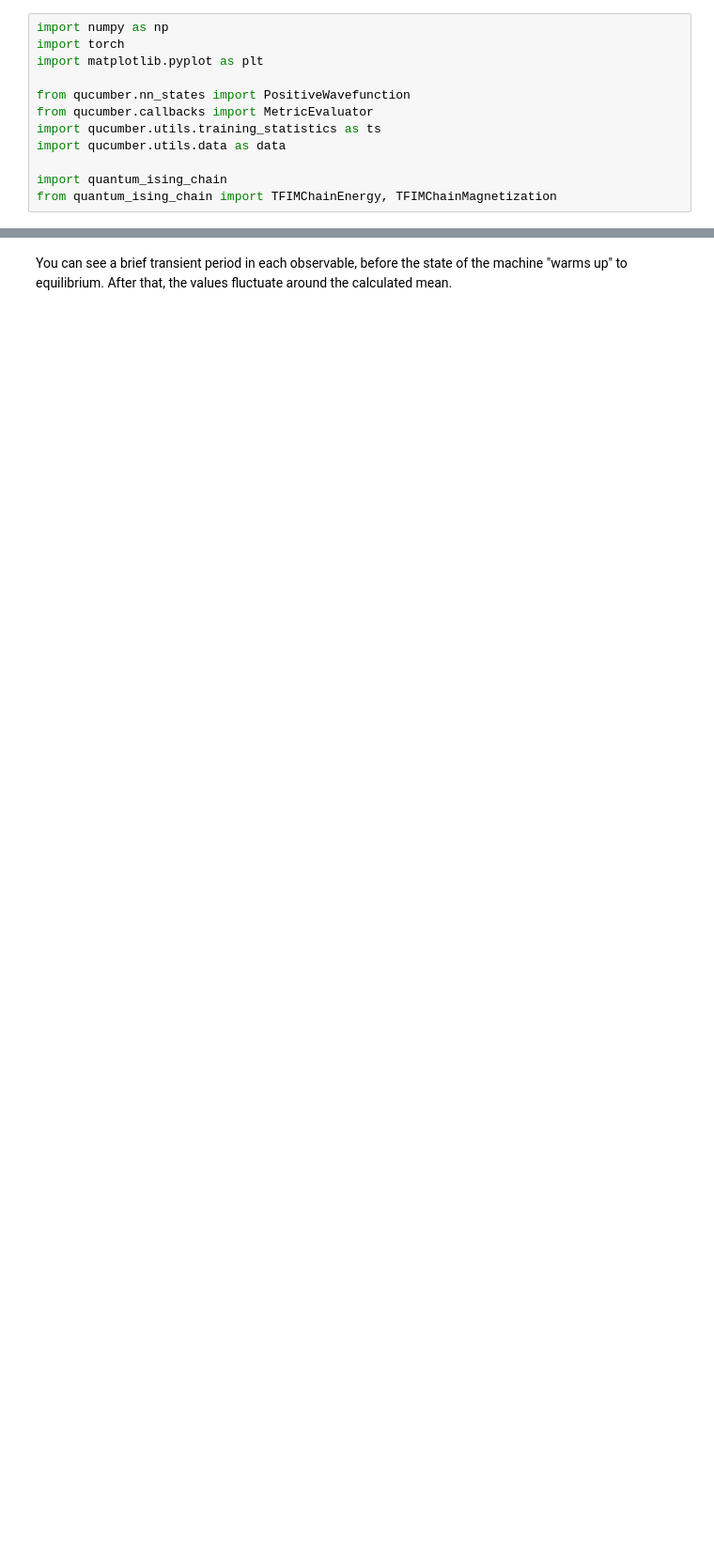
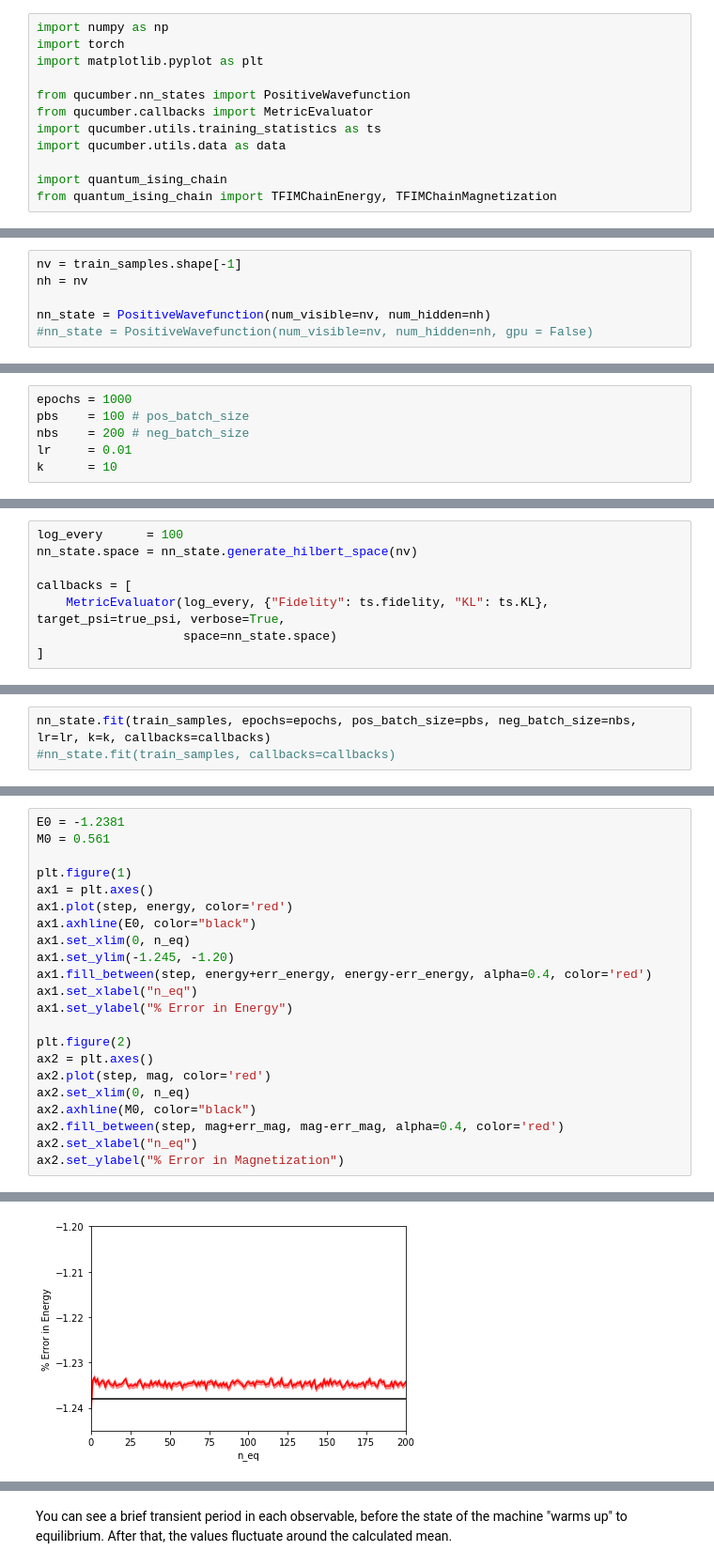
Before and after one commit to PIQuIL/QuCumber, a Jupyter notebook: examples/01_Ising/tutorial_quantum_ising.ipynb, the cells around one changed output, grey strips where cells are left out. Shown: that part at 94% size. Drawn from its saved outputs; the diff is of its cells as text; blank space fills up the shorter version.

```diff
--- a/examples/01_Ising/tutorial_quantum_ising.ipynb
+++ b/examples/01_Ising/tutorial_quantum_ising.ipynb
@@ -222,0 +51,6 @@ Text(0,0.5,'% Error in Magnetization')
+# %%
+nv = train_samples.shape[-1]
+nh = nv
+
+nn_state = PositiveWavefunction(num_visible=nv, num_hidden=nh)
+#nn_state = PositiveWavefunction(num_visible=nv, num_hidden=nh, gpu = False)
@@ -222,0 +71,6 @@ Text(0,0.5,'% Error in Magnetization')
+# %%
+epochs = 1000
+pbs    = 100 # pos_batch_size
+nbs    = 200 # neg_batch_size
+lr     = 0.01
+k      = 10
@@ -222,0 +88,8 @@ Text(0,0.5,'% Error in Magnetization')
+# %%
+log_every      = 100
+nn_state.space = nn_state.generate_hilbert_space(nv)
+
+callbacks = [
+    MetricEvaluator(log_every, {"Fidelity": ts.fidelity, "KL": ts.KL}, target_psi=true_psi, verbose=True,
+                    space=nn_state.space)
+]
@@ -222,0 +98,3 @@ Text(0,0.5,'% Error in Magnetization')
+# %%
+nn_state.fit(train_samples, epochs=epochs, pos_batch_size=pbs, neg_batch_size=nbs, lr=lr, k=k, callbacks=callbacks)
+#nn_state.fit(train_samples, callbacks=callbacks)
@@ -222,0 +181,23 @@ Text(0,0.5,'% Error in Magnetization')
+# %%
+E0 = -1.2381
+M0 = 0.561
+
+plt.figure(1)
+ax1 = plt.axes()
+ax1.plot(step, energy, color='red')
+ax1.axhline(E0, color="black")
+ax1.set_xlim(0, n_eq)
+ax1.set_ylim(-1.245, -1.20)
+ax1.fill_between(step, energy+err_energy, energy-err_energy, alpha=0.4, color='red')
+ax1.set_xlabel("n_eq")
+ax1.set_ylabel("% Error in Energy")
+
+plt.figure(2)
+ax2 = plt.axes()
+ax2.plot(step, mag, color='red')
+ax2.set_xlim(0, n_eq)
+ax2.axhline(M0, color="black")
+ax2.fill_between(step, mag+err_mag, mag-err_mag, alpha=0.4, color='red')
+ax2.set_xlabel("n_eq")
+ax2.set_ylabel("% Error in Magnetization")
+# %% [output]
@@ -222,0 +205 @@ Text(0,0.5,'% Error in Magnetization')
+[figure, added]
```
Also changed, not shown: parts of 41 cells of this notebook, 5 other files.
